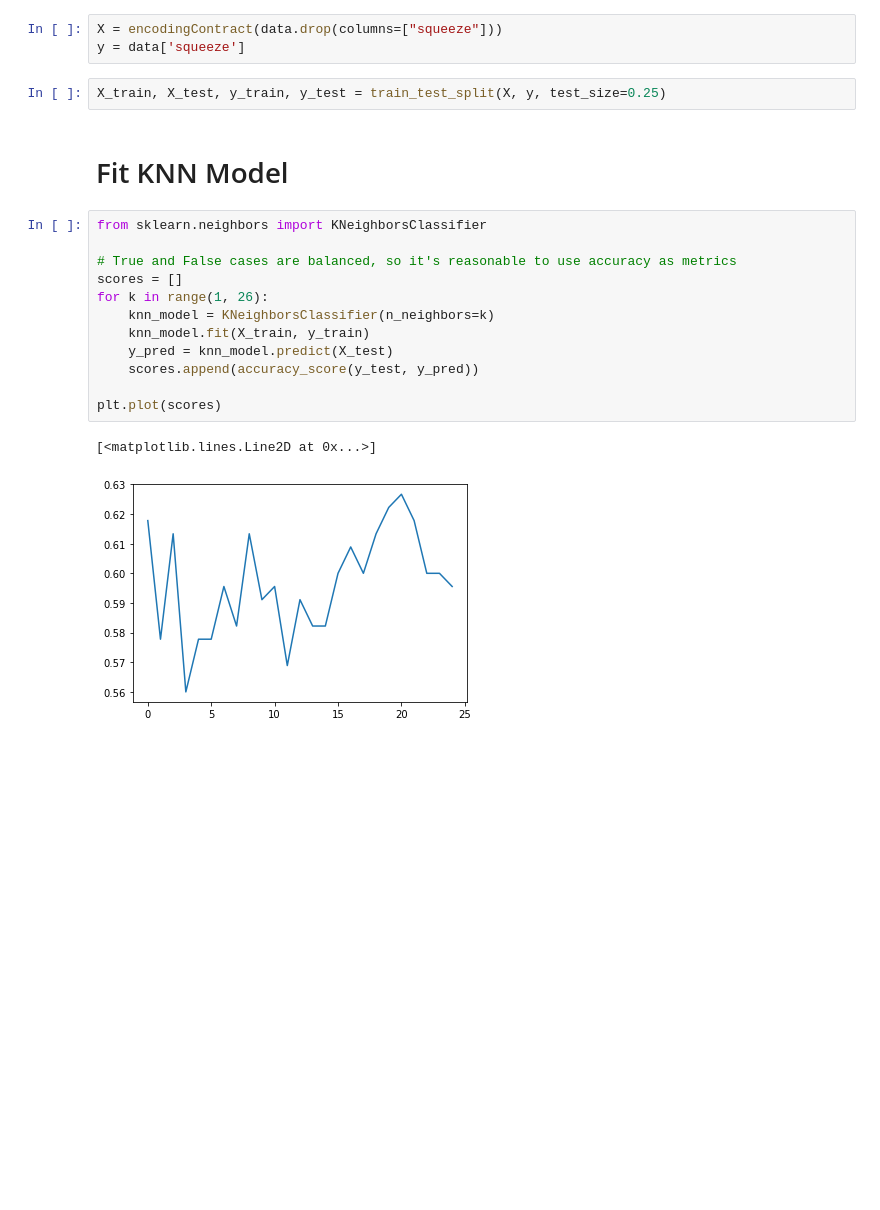
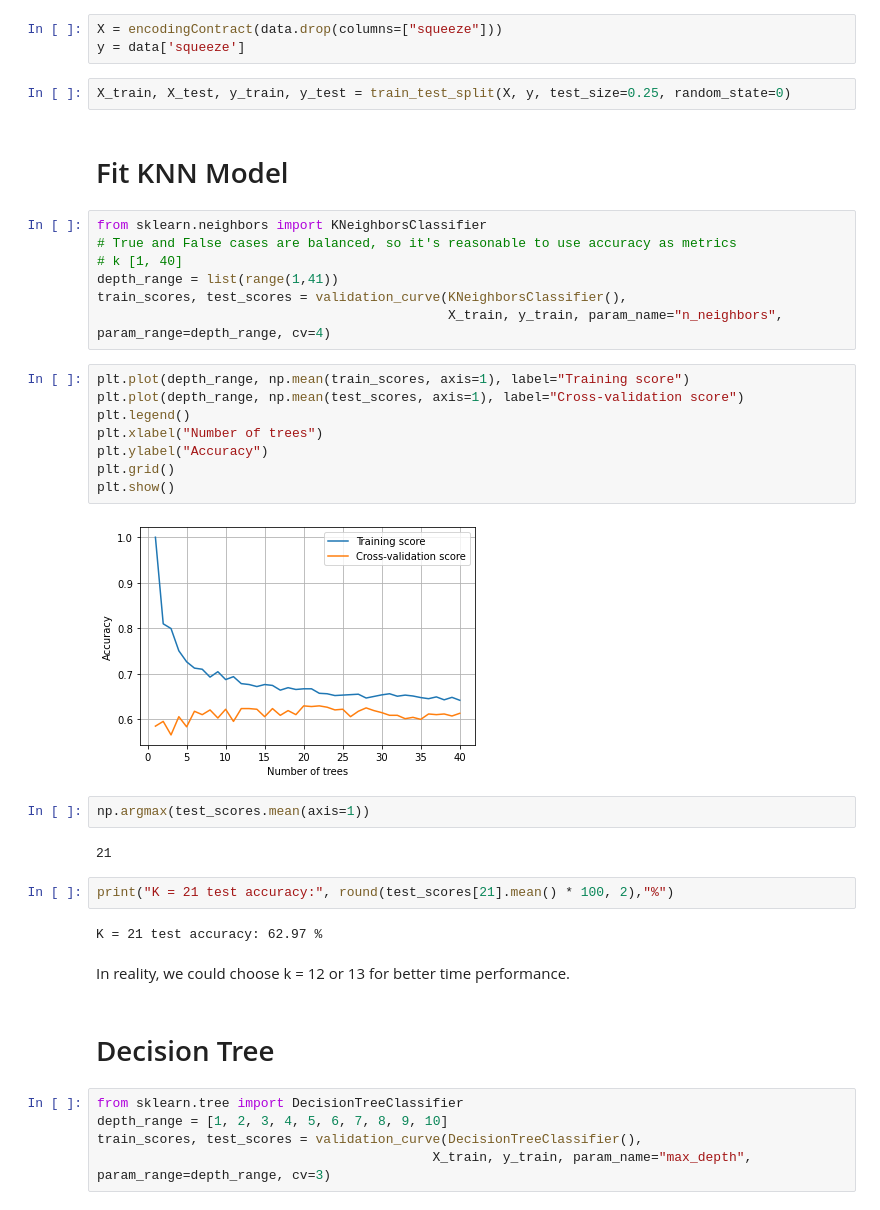
Before and after one commit to Aaronlalala/Code-IE-517-ML-in-Finance, a Jupyter notebook: IE517_F2x_HW2/Homework2.ipynb, the cells around one changed output. Drawn from its saved outputs; the diff is of its cells as text; blank space fills up the shorter version.

```diff
--- a/IE517_F2x_HW2/Homework2.ipynb
+++ b/IE517_F2x_HW2/Homework2.ipynb
@@ -36,21 +37,40 @@ def encodingContract(data):
 X = encodingContract(data.drop(columns=["squeeze"]))
 y = data['squeeze']
 # %%
-X_train, X_test, y_train, y_test = train_test_split(X, y, test_size=0.25)
+X_train, X_test, y_train, y_test = train_test_split(X, y, test_size=0.25, random_state=0)
 # %% [markdown]
 # Fit KNN Model
-# %%
-from sklearn.neighbors import KNeighborsClassifier
-
-# True and False cases are balanced, so it's reasonable to use accuracy as metrics
-scores = []
-for k in range(1, 26):
-    knn_model = KNeighborsClassifier(n_neighbors=k)
-    knn_model.fit(X_train, y_train)
-    y_pred = knn_model.predict(X_test)
-    scores.append(accuracy_score(y_test, y_pred))
-
-plt.plot(scores)
-# %% [output]
-[<matplotlib.lines.Line2D at 0x...>]
-[figure, removed]
+# %%
+from sklearn.neighbors import KNeighborsClassifier
+# True and False cases are balanced, so it's reasonable to use accuracy as metrics
+# k [1, 40]
+depth_range = list(range(1,41))
+train_scores, test_scores = validation_curve(KNeighborsClassifier(),
+                                             X_train, y_train, param_name="n_neighbors", param_range=depth_range, cv=4)
+# %%
+plt.plot(depth_range, np.mean(train_scores, axis=1), label="Training score")
+plt.plot(depth_range, np.mean(test_scores, axis=1), label="Cross-validation score")
+plt.legend()
+plt.xlabel("Number of trees")
+plt.ylabel("Accuracy")
+plt.grid()
+plt.show()
+# %% [output]
+[figure, added]
+# %%
+np.argmax(test_scores.mean(axis=1))
+# %% [output]
+21
+# %%
+print("K = 21 test accuracy:", round(test_scores[21].mean() * 100, 2),"%")
+# %% [output]
+K = 21 test accuracy: 62.97 %
+# %% [markdown]
+In reality, we could choose k = 12 or 13 for better time performance.
+# %% [markdown]
+# Decision Tree
+# %%
+from sklearn.tree import DecisionTreeClassifier
+depth_range = [1, 2, 3, 4, 5, 6, 7, 8, 9, 10]
+train_scores, test_scores = validation_curve(DecisionTreeClassifier(),
+                                           X_train, y_train, param_name="max_depth", param_range=depth_range, cv=3)
```
Also changed, not shown: parts of 5 cells of this notebook.
